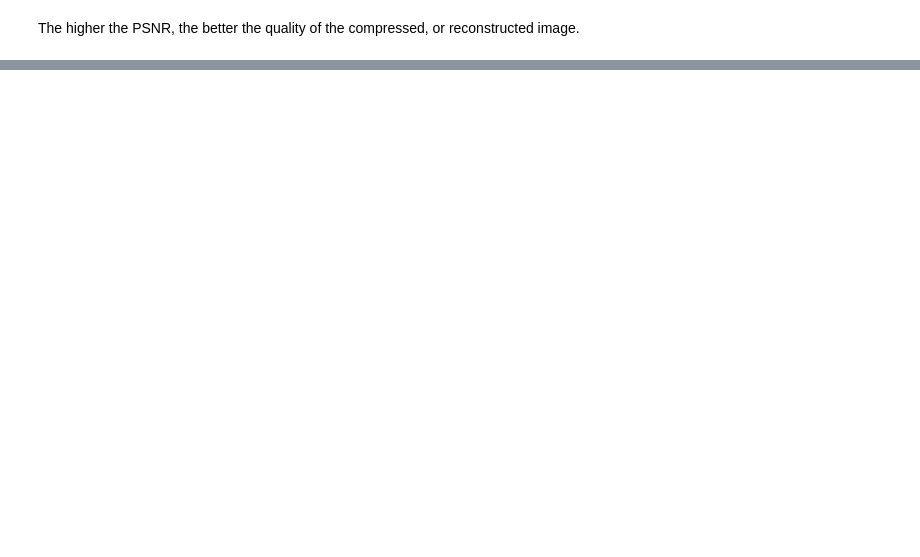
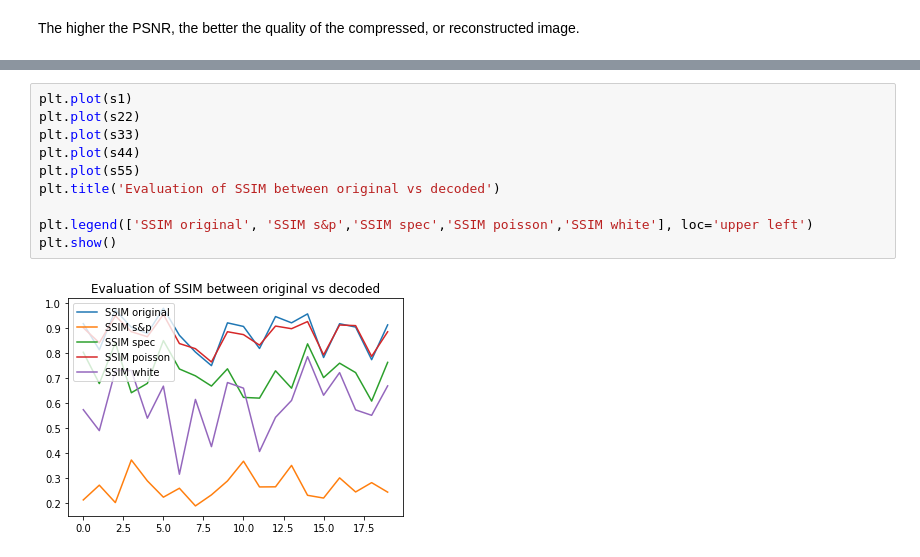
Before and after one commit to ecsquare/Deep-Compression-with-autoencoder, a Jupyter notebook: Compression_with_autoencoder.ipynb, the cells around one changed output, grey strips where cells are left out. Drawn from its saved outputs; the diff is of its cells as text; blank space fills up the shorter version.

```diff
--- a/Compression_with_autoencoder.ipynb
+++ b/Compression_with_autoencoder.ipynb
@@ -692,0 +708,12 @@ plt.show()
+# %%
+plt.plot(s1)
+plt.plot(s22)
+plt.plot(s33)
+plt.plot(s44)
+plt.plot(s55)
+plt.title('Evaluation of SSIM between original vs decoded')
+
+plt.legend(['SSIM original', 'SSIM s&p','SSIM spec','SSIM poisson','SSIM white'], loc='upper left')
+plt.show()
+# %% [output]
+[figure, added]
```
Also changed, not shown: parts of 3 cells of this notebook.
